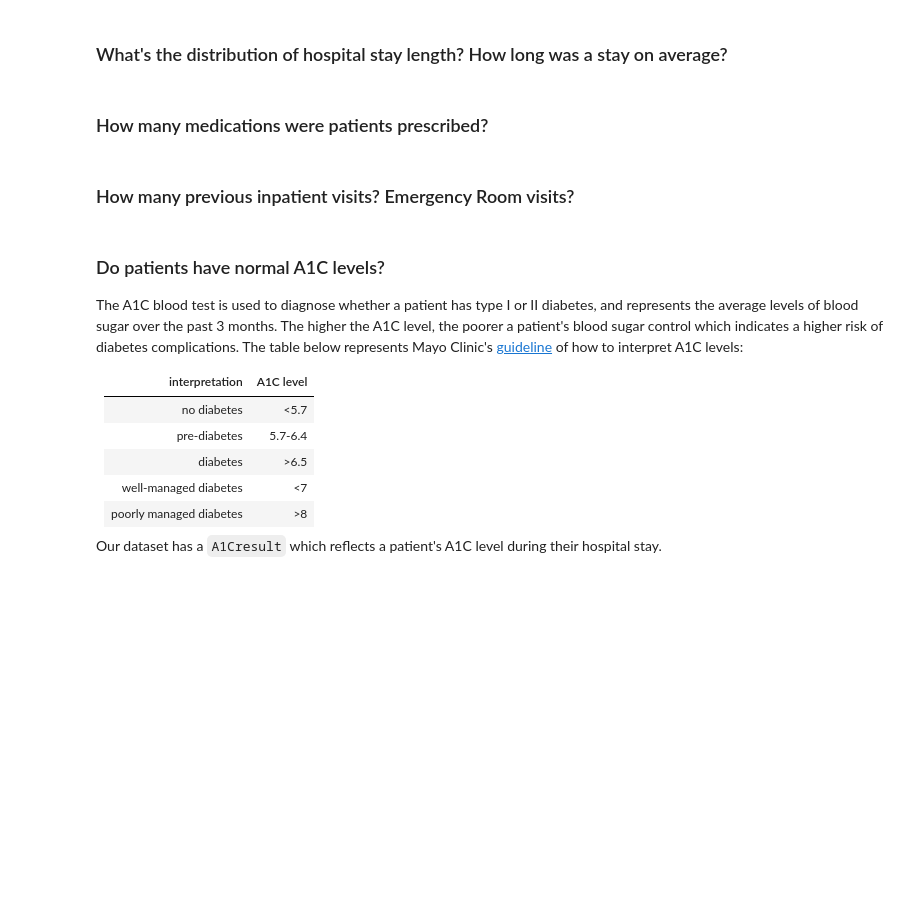
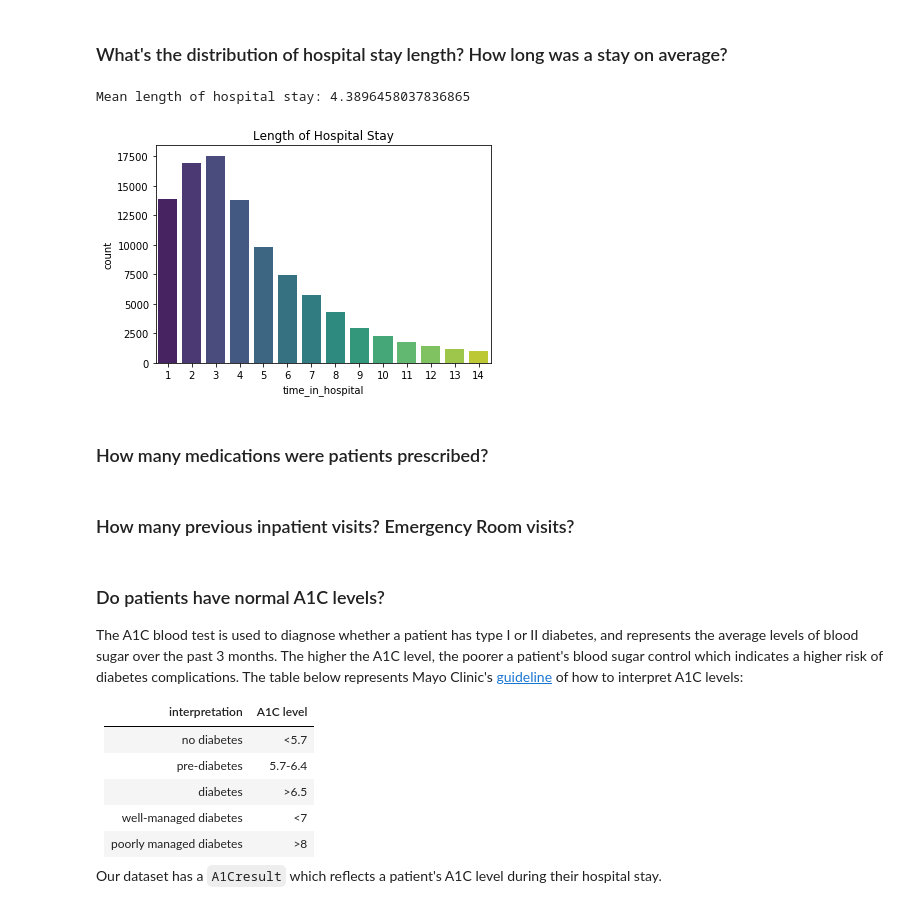
Before and after one commit to topspinj/diabetes-ml-workshop, a Jupyter notebook: notebooks/blank_walkthrough.ipynb, the cells around one changed output. Cells and saved outputs as stored; diff of their text form; code cells hidden in the pictures; blank space fills up the shorter version.

```diff
--- a/notebooks/blank_walkthrough.ipynb
+++ b/notebooks/blank_walkthrough.ipynb
@@ -433,3 +301,11 @@ msno.matrix(data)
+# %%
+# time_in_hospital
+sns.countplot(data[______ ], palette='viridis')
+plt.title('Length of Hospital Stay')
+print(f"Mean length of hospital stay: {data['time_in_hospital']._____()}")
+# %% [output]
+Mean length of hospital stay: 4.3896458037836865
+[figure, added]
 # %% [markdown]
 ### How many medications were patients prescribed?
 # %%
```
Also changed, not shown: parts of 52 cells of this notebook, 1 other file.
